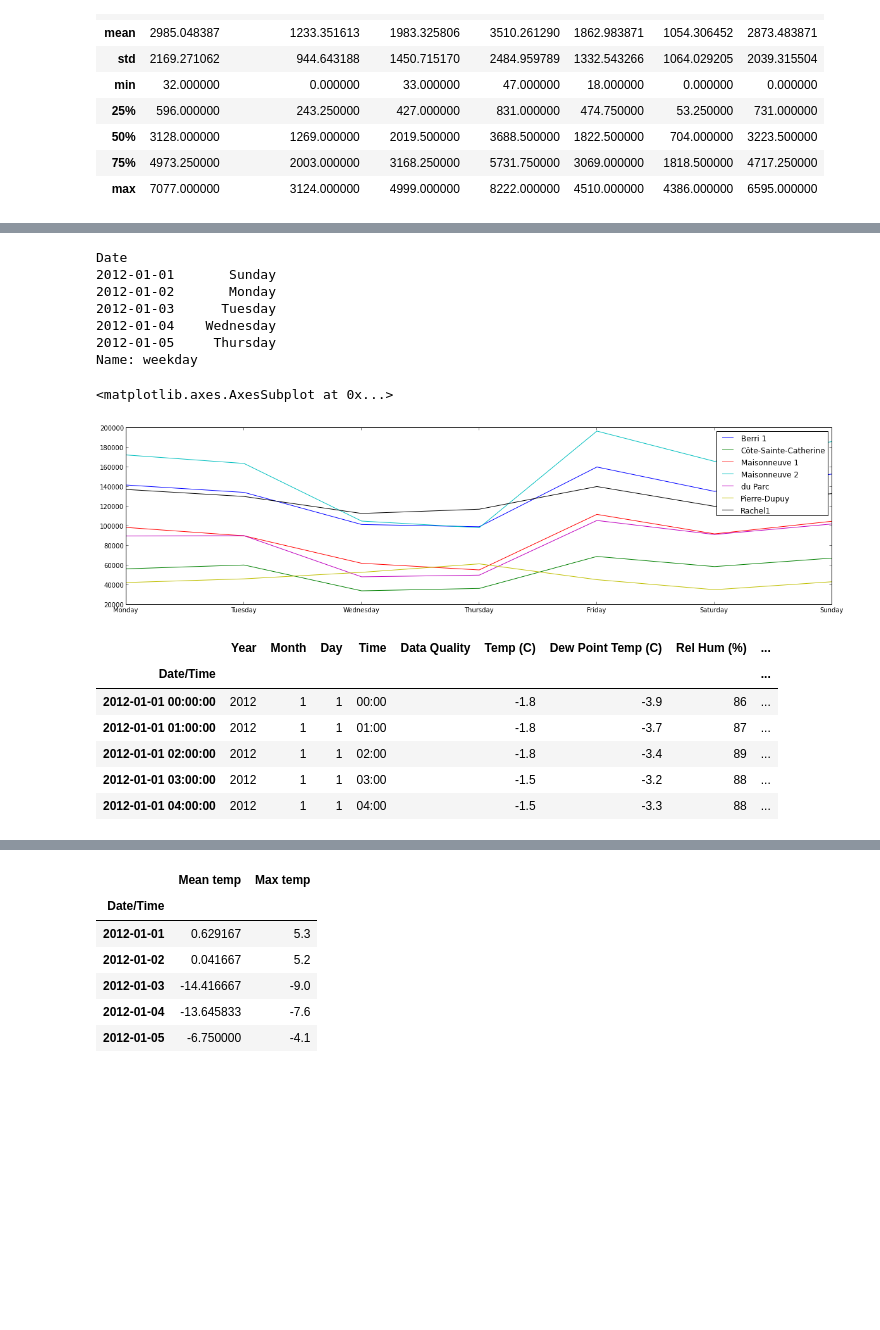
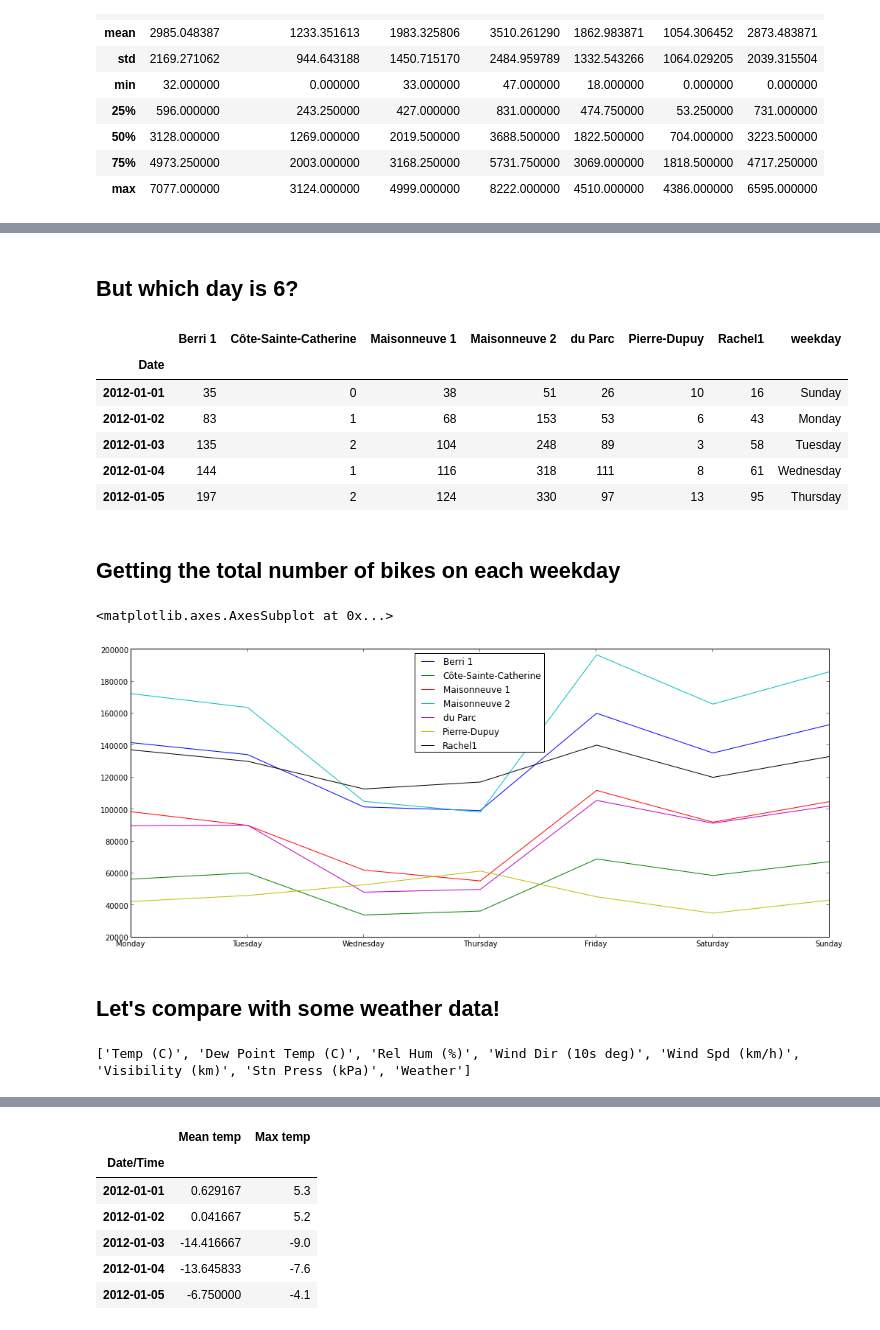
Before and after one commit to jvns/talks, a Jupyter notebook: pistes-cyclables.ipynb, the cells around one changed output, grey strips where cells are left out. Drawn from its saved outputs; the diff is of its cells as text; code cells hidden in the pictures; blank space fills up the shorter version.

```diff
--- a/pistes-cyclables.ipynb
+++ b/pistes-cyclables.ipynb
@@ -4,3 +5,6 @@ pd.set_option('display.max_columns', 15)
+# %%
+pd.set_option('display.max_columns', 15)
+rcParams['figure.figsize'] = 17, 7
 # %%
 bike_data = pd.read_csv("./2012.csv", encoding='latin1', sep=';', index_col='Date', parse_dates=True, dayfirst=True)
 # %%
@@ -40,2 +61,4 @@ bike_data[['Berri 1', 'Maisonneuve 2']].plot(figsize=(17, 5))
+# %% [markdown]
+## But which day is 6?
 # %%
 days = ['Monday', 'Tuesday', 'Wednesday', 'Thursday', 'Friday', 'Saturday', 'Sunday']
@@ -43,24 +65,27 @@ bike_data['weekday'] = bike_data.index.weekday
 bike_data['weekday'] = bike_data['weekday'].map(lambda x: days[x])
 # %%
-bike_data['weekday'].head()
+bike_data.head()
 # %% [output]
-Date
-2012-01-01       Sunday
-2012-01-02       Monday
-2012-01-03      Tuesday
-2012-01-04    Wednesday
-2012-01-05     Thursday
-Name: weekday
+|  | Berri 1 | Côte-Sainte-Catherine | Maisonneuve 1 | Maisonneuve 2 | du Parc | Pierre-Dupuy | Rachel1 | weekday |
+| Date |  |  |  |  |  |  |  |  |
+| 2012-01-01 | 35 | 0 | 38 | 51 | 26 | 10 | 16 | Sunday |
+| 2012-01-02 | 83 | 1 | 68 | 153 | 53 | 6 | 43 | Monday |
+| 2012-01-03 | 135 | 2 | 104 | 248 | 89 | 3 | 58 | Tuesday |
+| 2012-01-04 | 144 | 1 | 116 | 318 | 111 | 8 | 61 | Wednesday |
+| 2012-01-05 | 197 | 2 | 124 | 330 | 97 | 13 | 95 | Thursday |
+# %% [markdown]
+## Getting the total number of bikes on each weekday
 # %%
-groups = bike_data.groupby('weekday')
+counts_by_day = bike_data.groupby('weekday').aggregate(numpy.sum)
 # %%
-counts_by_day = groups.aggregate(np.sum)
 counts_by_day.index = days
 # %%
-counts_by_day.plot(figsize=(20, 5))
+counts_by_day.plot()
 # %% [output]
 <matplotlib.axes.AxesSubplot at 0x...>
-[figure, old version]
+[figure, new version]
+# %% [markdown]
+## Let's compare with some weather data!
 # %%
 def get_weather_data(year):
     url_template = "http://climate.weatheroffice.gc.ca/climateData/bulkdata_e.html?Prov=QC&StationID=5415&Year={year}&Month={month}&Day=14&timeframe=1&format=csv"
@@ -73,13 +99,6 @@ def get_weather_data(year):
     return pd.concat(data_by_month)
 # %%
 weather_data = get_weather_data(2012)
+print list(weather_data.columns)
+# %% [output]
+['Temp (C)', 'Dew Point Temp (C)', 'Rel Hum (%)', 'Wind Dir (10s deg)', 'Wind Spd (km/h)', 'Visibility (km)', 'Stn Press (kPa)', 'Weather']
-# %%
-weather_data.head()
-# %% [output]
-|  | Year | Month | Day | Time | Data Quality | Temp (C) | Dew Point Temp (C) | Rel Hum (%) | ... |
-| Date/Time |  |  |  |  |  |  |  |  | ... |
-| 2012-01-01 00:00:00 | 2012 | 1 | 1 | 00:00 |  | -1.8 | -3.9 | 86 | ... |
-| 2012-01-01 01:00:00 | 2012 | 1 | 1 | 01:00 |  | -1.8 | -3.7 | 87 | ... |
-| 2012-01-01 02:00:00 | 2012 | 1 | 1 | 02:00 |  | -1.8 | -3.4 | 89 | ... |
-| 2012-01-01 03:00:00 | 2012 | 1 | 1 | 03:00 |  | -1.5 | -3.2 | 88 | ... |
-| 2012-01-01 04:00:00 | 2012 | 1 | 1 | 04:00 |  | -1.5 | -3.3 | 88 | ... |
```
Also changed, not shown: parts of 15 cells of this notebook.
